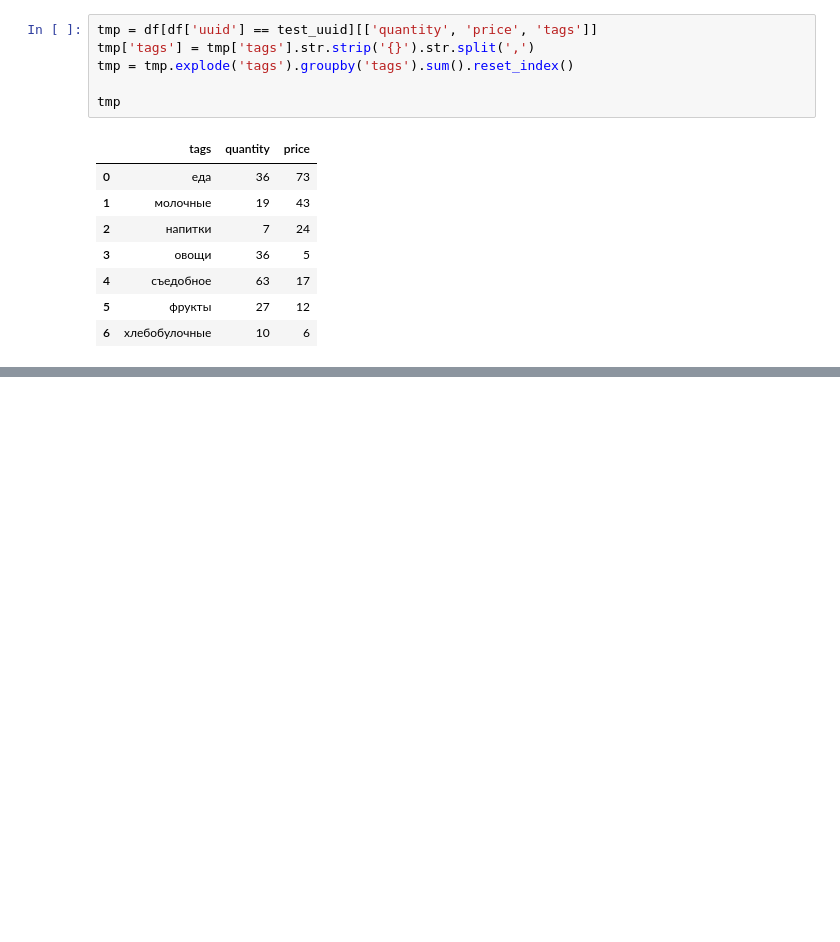
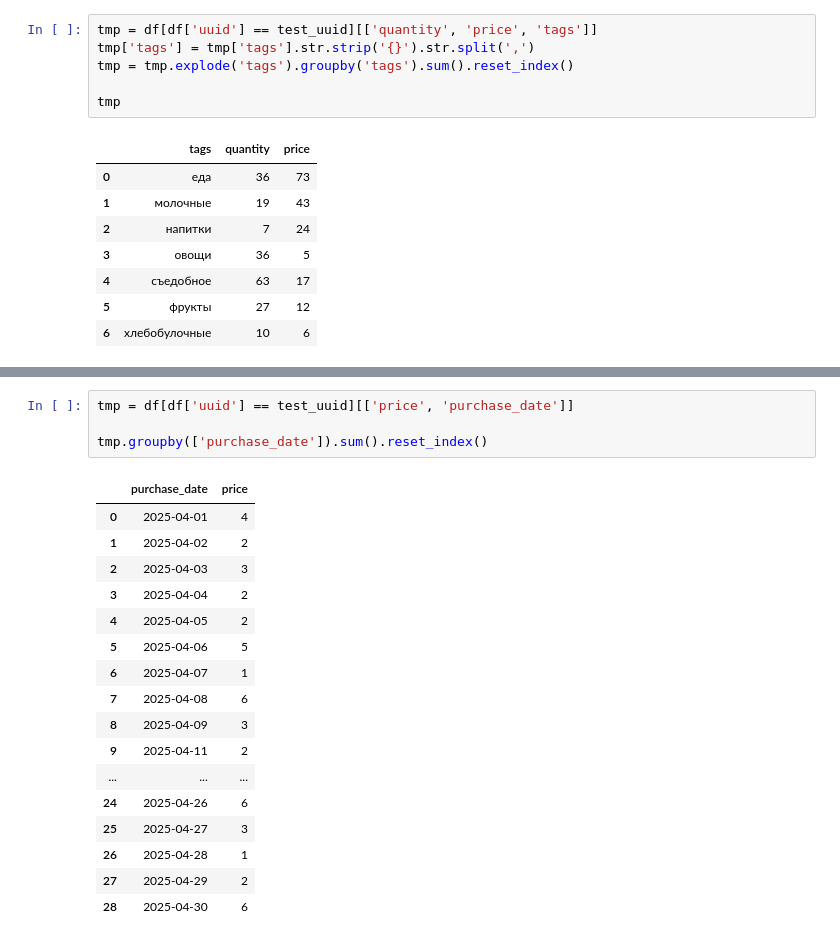
Before and after one commit to VladSunny/CapyPayBackend, a Jupyter notebook: DataScience.ipynb, the cells around one changed output, grey strips where cells are left out. Cells and saved outputs as stored; diff of their text form; blank space fills up the shorter version.

```diff
--- a/DataScience.ipynb
+++ b/DataScience.ipynb
@@ -217,0 +228,22 @@ tmp
+# %%
+tmp = df[df['uuid'] == test_uuid][['price', 'purchase_date']]
+
+tmp.groupby(['purchase_date']).sum().reset_index()
+# %% [output]
+|  | purchase_date | price |
+| 0 | 2025-04-01 | 4 |
+| 1 | 2025-04-02 | 2 |
+| 2 | 2025-04-03 | 3 |
+| 3 | 2025-04-04 | 2 |
+| 4 | 2025-04-05 | 2 |
+| 5 | 2025-04-06 | 5 |
+| 6 | 2025-04-07 | 1 |
+| 7 | 2025-04-08 | 6 |
+| 8 | 2025-04-09 | 3 |
+| 9 | 2025-04-11 | 2 |
+| ... | ... | ... |
+| 24 | 2025-04-26 | 6 |
+| 25 | 2025-04-27 | 3 |
+| 26 | 2025-04-28 | 1 |
+| 27 | 2025-04-29 | 2 |
+| 28 | 2025-04-30 | 6 |
```
Also changed, not shown: parts of 1 cell of this notebook, 1 other file.
